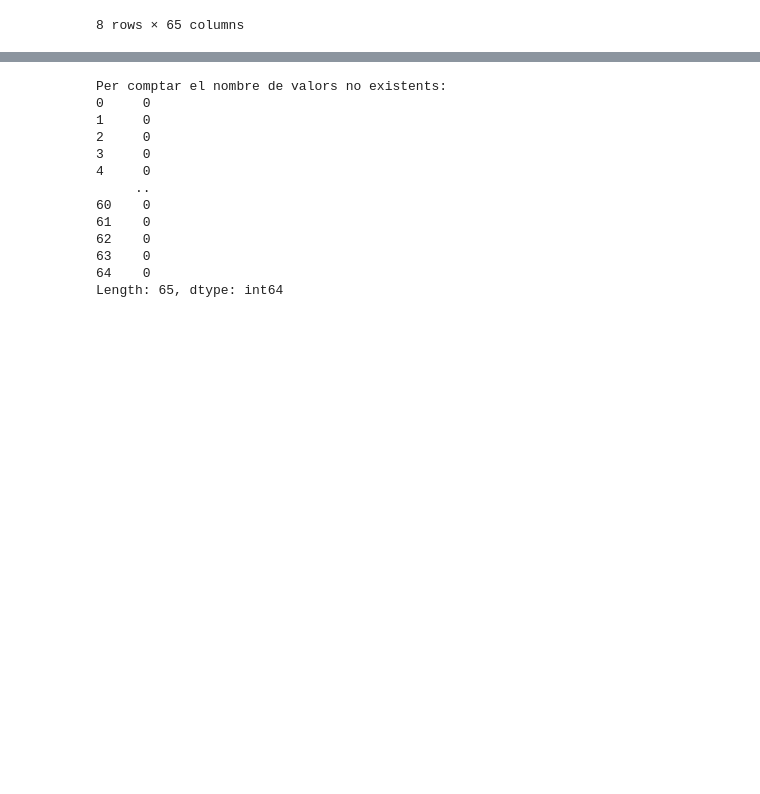
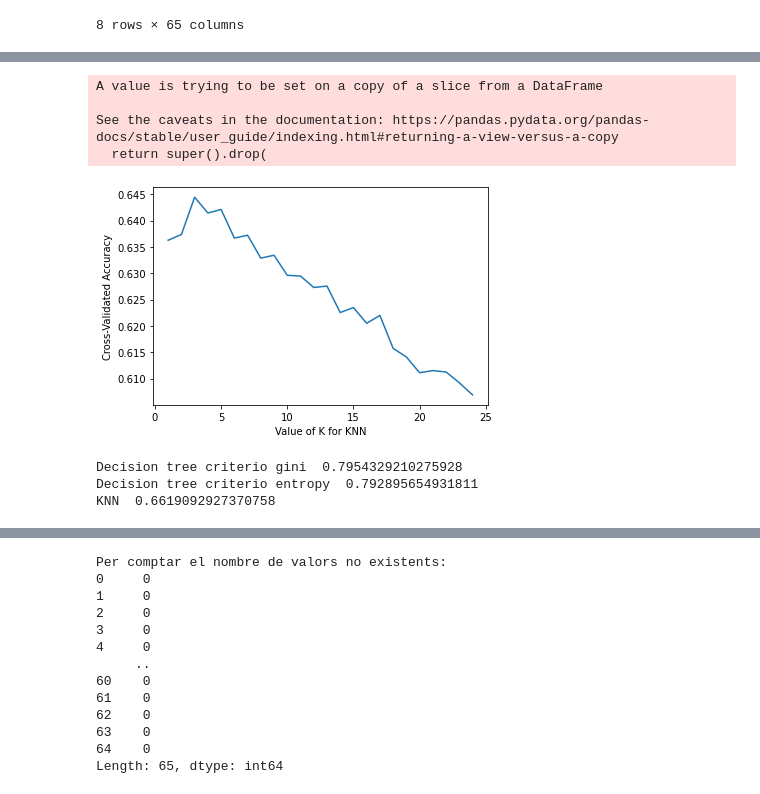
Before and after one commit to Youssef-Assbaghi/KaggleHandPrediction, a Jupyter notebook: Practica2-Classificacio2022.ipynb, the cells around one changed output, grey strips where cells are left out. Cells and saved outputs as stored; diff of their text form; code cells hidden in the pictures; blank space fills up the shorter version.

```diff
--- a/Practica2-Classificacio2022.ipynb
+++ b/Practica2-Classificacio2022.ipynb
@@ -362,3 +383,14 @@ dataset.describe()
 | 75% | 7.000000 | 3.000000 | 2.000000 | 3.000000 | 10.000000 | 13.000000 | 4.000000 | 6.000000 | 6.000000 | 3.000000 | ... | ... |
 | max | 111.000000 | 90.000000 | 34.000000 | 55.000000 | 92.000000 | 127.000000 | 127.000000 | 126.000000 | 127.000000 | 106.000000 | ... | ... |
 8 rows × 65 columns
+# %%
+from sklearn import preprocessing
+x=dataset.values
+min_max_scaler=preprocessing.MinMaxScaler()
+x_scale=min_max_scaler.fit_transform(x)
+df=pd.DataFrame(x_scale)
+
+df[64]=dataset[64].values
+# %%
+train,test=train_test_split(df,test_size=0.1)
+entrenar,validar=train_test_split(train,test_size=0.3)
@@ -364,0 +413,62 @@ dataset.describe()
+# %%
+y_t=entrenar[64].to_numpy()
+yy_t=entrenar[64]
+entrenar.drop(64,inplace=True,axis=1)
+x_t=entrenar.to_numpy()
+xx_t=entrenar
+
+y_v=validar[64].to_numpy()
+yy_v=validar[64]
+validar.drop(64,inplace=True,axis=1)
+x_v=validar.to_numpy()
+xx_v=validar
+# %% [output]
+A value is trying to be set on a copy of a slice from a DataFrame
+
+See the caveats in the documentation: https://pandas.pydata.org/pandas-docs/stable/user_guide/indexing.html#returning-a-view-versus-a-copy
+  return super().drop(
+# %%
+# choose k between 1 to 25
+k_range = range(1, 25)
+k_scores = []
+# use iteration to caclulator different k in models, then return the average accuracy based on the cross validation
+for k in k_range:
+    knn = KNeighborsClassifier(n_neighbors=k)
+    scores = cross_val_score(knn, x_t, y_t, cv=5, scoring='accuracy')
+    k_scores.append(scores.mean())
+# plot to see clearly
+plt.plot(k_range, k_scores)
+plt.xlabel('Value of K for KNN')
+plt.ylabel('Cross-Validated Accuracy')
+plt.show()
+# %% [output]
+[figure, added]
+# %%
+from sklearn.tree import DecisionTreeClassifier
+from sklearn.neighbors import KNeighborsClassifier
+#Creem arbre de decisió, criteri: gini
+tree = DecisionTreeClassifier(max_depth=22)
+# L'entrenem
+tree.fit(x_t,y_t)
+
+prdiction=tree.predict(x_v)
+print ("Decision tree criterio gini ", tree.score(x_v,y_v))
+
+
+#Creem arbre de decisió, criteri: entropy
+tree = DecisionTreeClassifier(criterion='entropy',max_depth=22)
+# L'entrenem
+tree.fit(x_t,y_t)
+prdiction=tree.predict(x_v)
+print ("Decision tree criterio entropy ", tree.score(x_v,y_v))
+
+#Creem knn
+knn = KNeighborsClassifier(n_neighbors=4)
+#L'entrenem
+knn.fit(x_t,y_t)
+prdiction=knn.predict(x_v)
+print ("KNN ", knn.score(x_v,y_v))
+# %% [output]
+Decision tree criterio gini  0.7954329210275928
+Decision tree criterio entropy  0.792895654931811
+KNN  0.6619092927370758
```
Also changed, not shown: parts of 36 cells of this notebook, 8 other files.
